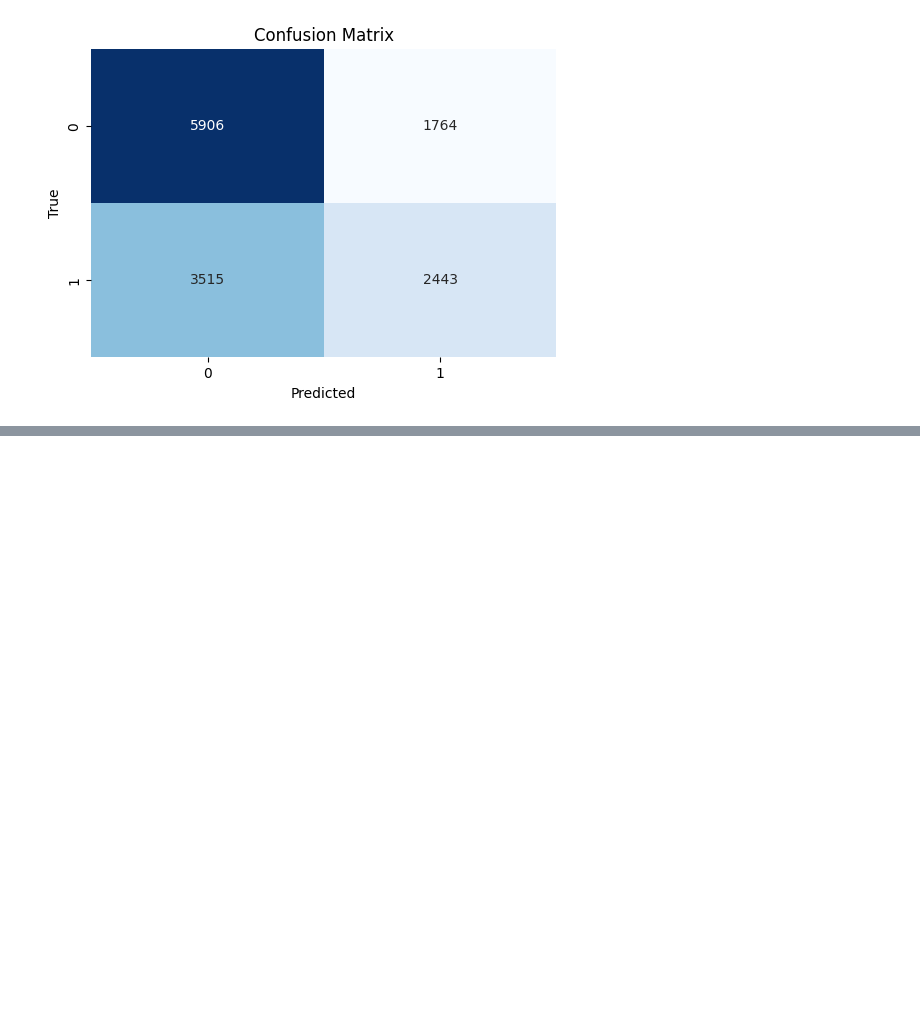
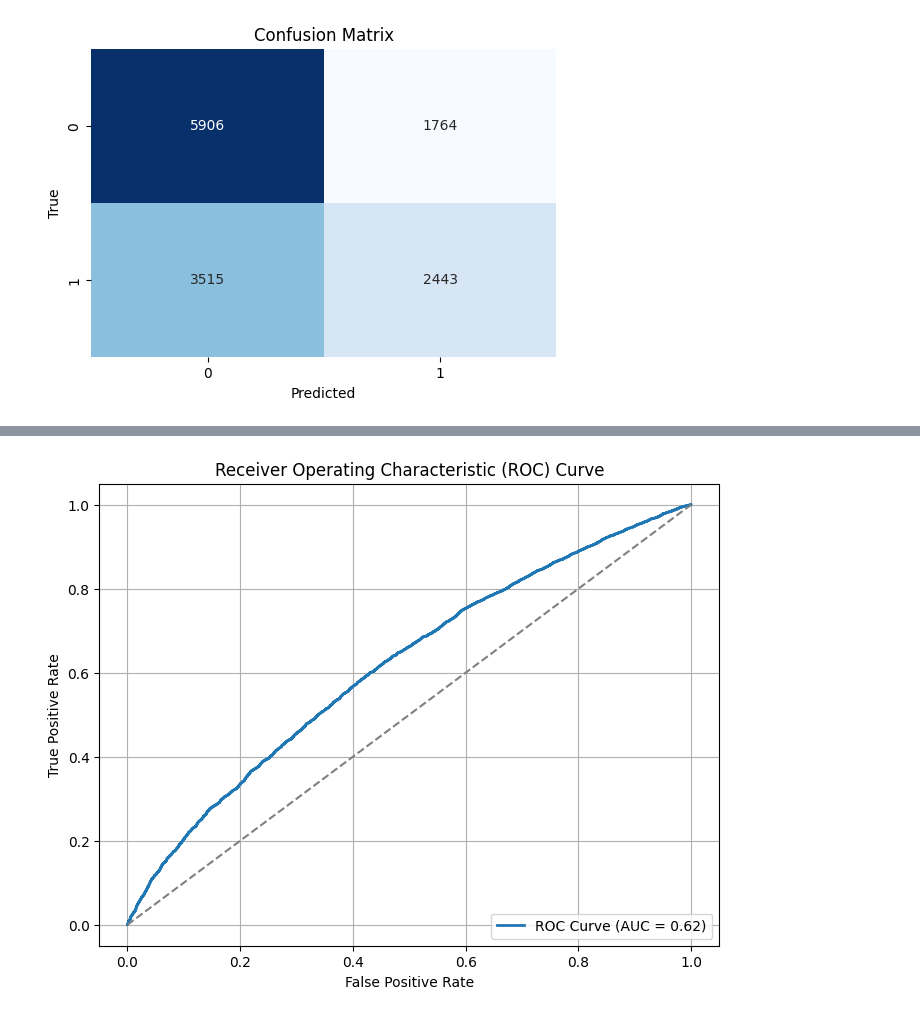
Before and after one commit to jizarra87/nba-data-project, a Jupyter notebook: src/models/logistic_regression_eval.ipynb, the cells around one changed output, grey strips where cells are left out. Cells and saved outputs as stored; diff of their text form; code cells hidden in the pictures; blank space fills up the shorter version.

Commit message:
last changes

```diff
--- a/src/models/logistic_regression_eval.ipynb
+++ b/src/models/logistic_regression_eval.ipynb
@@ -150,3 +150,88 @@ Confusion Matrix:
  [3515 2443]]
 [figure]
 [figure]
+# %%
+# -----------------------------
+# 1. Load the Trained Model
+# -----------------------------
+# Define the path to your saved model file.
+# Update the date if necessary, or hard-code the filename.
+today_str = datetime.today().strftime("%d_%m_%Y")
+model_filename = "/home/ji/NBA_Project/src/models/model_logistic_01_03_2025.pkl"
+
+# Check if the model file exists; if not, you can specify an existing filename.
+if not os.path.exists(model_filename):
+    raise FileNotFoundError(f"Model file not found: {model_filename}")
+
+model = joblib.load(model_filename)
+print(f"Model loaded from: {model_filename}")
+
+# -----------------------------
+# 2. Load Evaluation Data
+# -----------------------------
+# Here, we assume you want to use the same cleaned data file for evaluation.
+# You can also load a dedicated test file if available.
+data_filename = f"/home/ji/NBA_Project/data/data_cleaned_{today_str}.csv"
+df = pd.read_csv(data_filename)
+
+# Define the list of feature columns used during training.
+columns = ['FGM_LAST5_away', 'FGA_LAST5_away', 'FG_PCT_LAST5_away',
+       'PLUS_MINUS_LAST5_away', 'FGM_LAST5_home', 'FGA_LAST5_home',
+       'FG_PCT_LAST5_home', 'FG3M_LAST5_home', 'FG3A_LAST5_home',
+       'PLUS_MINUS_LAST5_home']
+# Extract features and target (target: WL_away)
+X_eval = df[columns]
+y_eval = df['WL_away']
+
+# Ensure the feature columns have proper numeric types
+X_eval = X_eval.astype(float)
+
+# -----------------------------
+# 3. Execute the Model (Prediction)
+# -----------------------------
+y_pred = model.predict(X_eval)
+y_prob = model.predict_proba(X_eval)[:, 1]
+
+# -----------------------------
+# 4. Evaluate the Model
+# -----------------------------
+accuracy = accuracy_score(y_eval, y_pred)
+auc_score = roc_auc_score(y_eval, y_prob)
+
+print("Evaluation Metrics:")
+print("-------------------")
+print(f"Accuracy: {accuracy:.4f}")
+print(f"AUC: {auc_score:.4f}")
+print("\nClassification Report:")
+print(classification_report(y_eval, y_pred))
+
+cm = confusion_matrix(y_eval, y_pred)
+print("Confusion Matrix:")
+print(cm)
+
+# -----------------------------
+# 5. Plot ROC Curve
+# -----------------------------
+fpr, tpr, thresholds = roc_curve(y_eval, y_prob)
+roc_auc_val = auc(fpr, tpr)
+
+plt.figure(figsize=(8, 6))
+plt.plot(fpr, tpr, label=f"ROC Curve (AUC = {roc_auc_val:.2f})", lw=2)
+plt.plot([0, 1], [0, 1], linestyle='--', color='gray')
+plt.xlabel("False Positive Rate")
+plt.ylabel("True Positive Rate")
+plt.title("Receiver Operating Characteristic (ROC) Curve")
+plt.legend(loc="lower right")
+plt.grid(True)
+plt.show()
+
+# -----------------------------
+# 6. Plot Confusion Matrix
+# -----------------------------
+plt.figure(figsize=(6, 4))
+sns.heatmap(cm, annot=True, fmt="d", cmap="Blues", cbar=False)
+plt.xlabel("Predicted")
+plt.ylabel("True")
+plt.title("Confusion Matrix")
+plt.show()
+# %% [output]
@@ -152,0 +257 @@ Confusion Matrix:
+[figure, added]
```
Also changed, not shown: parts of 3 cells of this notebook, 4 other files.
